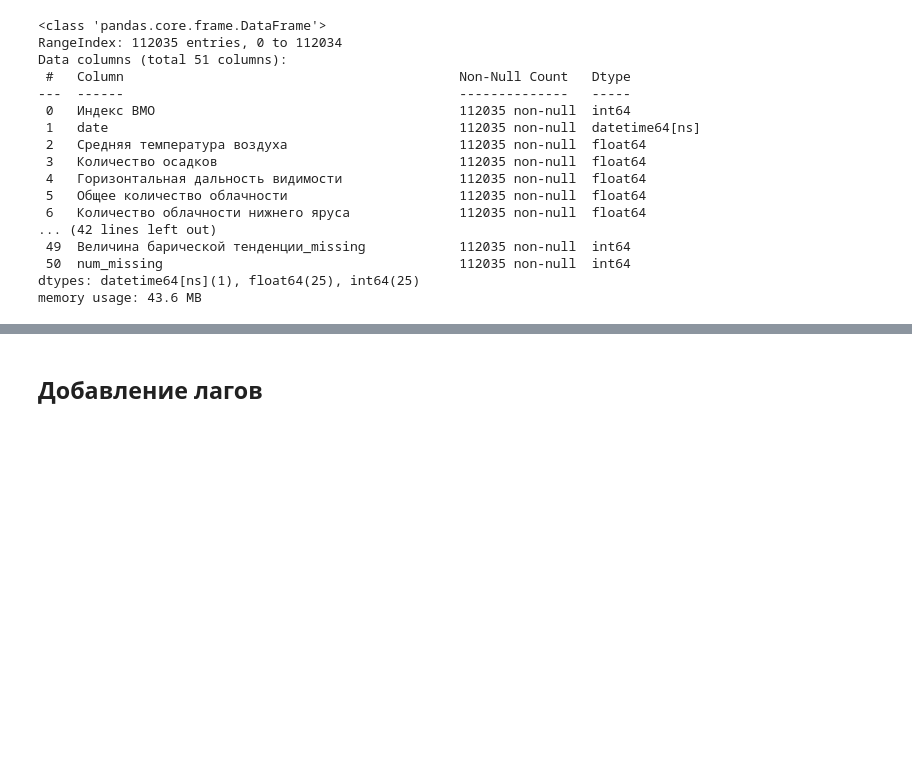
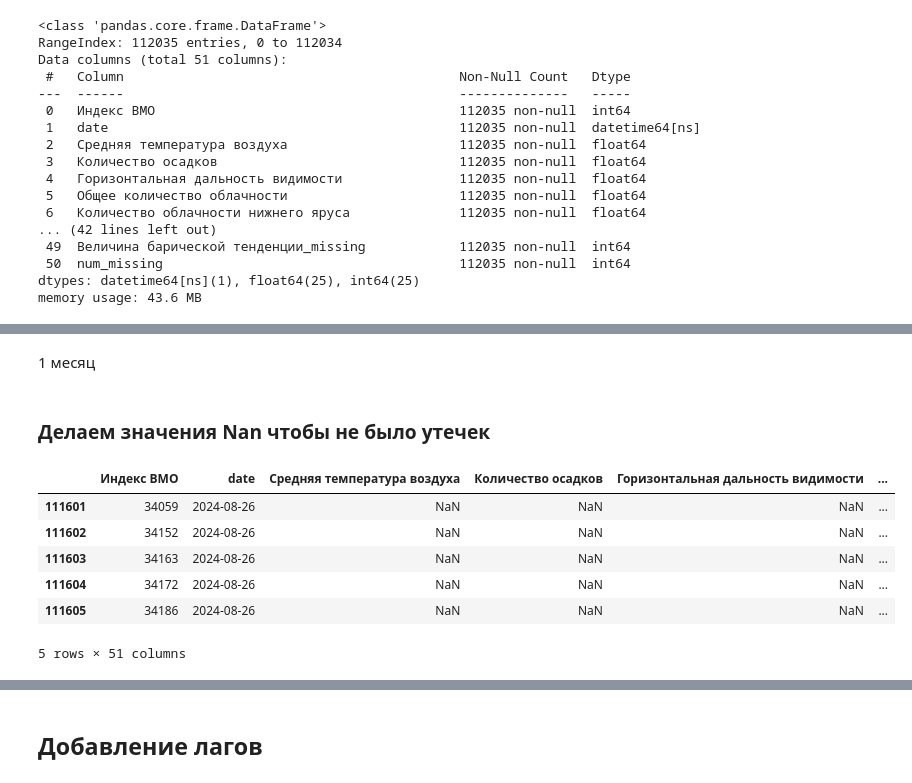
Before and after one commit to Mostov2005/Data-Science-Projects, a Jupyter notebook: Kyrsach/kyrsach.ipynb, the cells around one changed output, grey strips where cells are left out. Cells and saved outputs as stored; diff of their text form; code cells hidden in the pictures; blank space fills up the shorter version.

```diff
--- a/Kyrsach/kyrsach.ipynb
+++ b/Kyrsach/kyrsach.ipynb
@@ -51,0 +83,2 @@ memory usage: 43.6 MB
+# %%
+df = df.interpolate()
@@ -51,0 +129,5 @@ memory usage: 43.6 MB
+# %%
+# границы
+test_start = df['date'].max() - pd.DateOffset(months=1)
+val_start = test_start - pd.DateOffset(months=1)
+val_start, test_start
@@ -51,0 +136,4 @@ memory usage: 43.6 MB
+# %%
+train_df = df[df['date'] < val_start]
+val_df = df[(df['date'] >= val_start) & (df['date'] < test_start)]
+test_df = df[df['date'] >= test_start]
@@ -51,0 +148,4 @@ memory usage: 43.6 MB
+# %% [markdown]
+1 месяц
+# %% [markdown]
+### Делаем значения Nan чтобы не было утечек
@@ -51,0 +156,15 @@ memory usage: 43.6 MB
+# %%
+cols_to_nan = [c for c in val_df.columns if c not in ['date', 'Индекс ВМО']]
+
+val_df[cols_to_nan] = np.nan
+test_df_nan[cols_to_nan] = np.nan
+# %%
+val_df.head()
+# %% [output]
+|  | Индекс ВМО | date | Средняя температура воздуха | Количество осадков | Горизонтальная дальность видимости | ... |
+| 111601 | 34059 | 2024-08-26 | NaN | NaN | NaN | ... |
+| 111602 | 34152 | 2024-08-26 | NaN | NaN | NaN | ... |
+| 111603 | 34163 | 2024-08-26 | NaN | NaN | NaN | ... |
+| 111604 | 34172 | 2024-08-26 | NaN | NaN | NaN | ... |
+| 111605 | 34186 | 2024-08-26 | NaN | NaN | NaN | ... |
+5 rows × 51 columns
```
Also changed, not shown: parts of 78 cells of this notebook.
